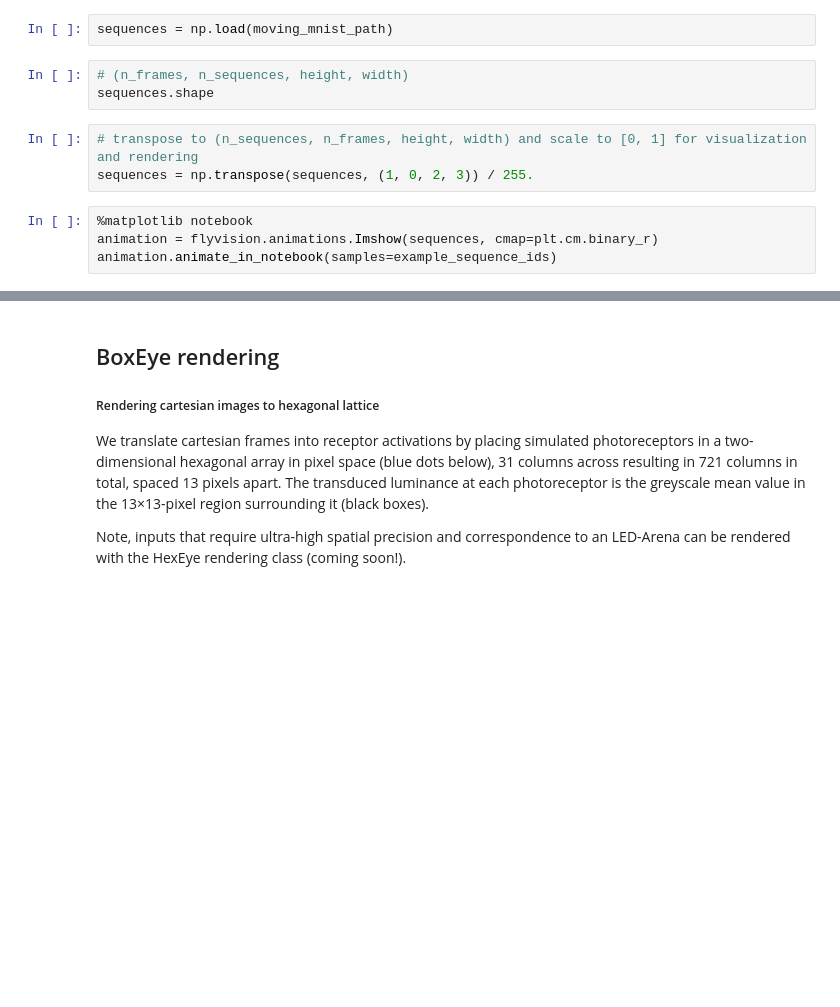
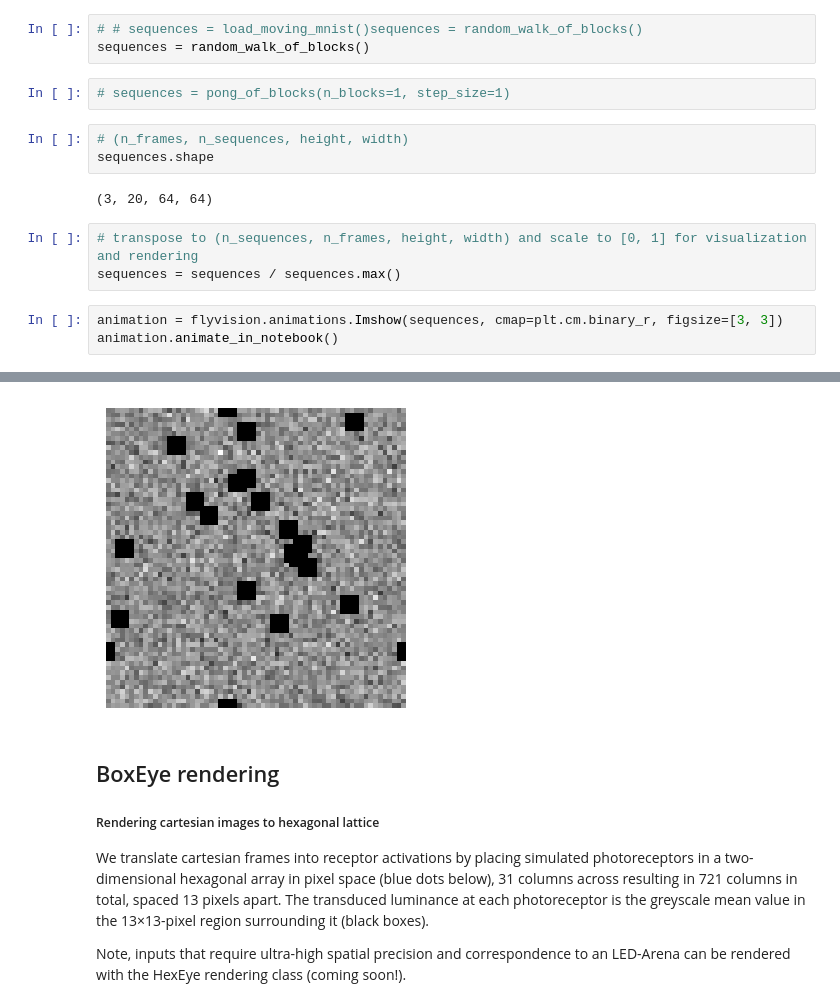
Before and after one commit to TuragaLab/flyvis, a Jupyter notebook: examples/07_flyvision_providing_custom_stimuli.ipynb, the cells around one changed output, grey strips where cells are left out. Saved outputs shown, nothing was run; the diff lists cells and outputs as text; blank space fills up the shorter version.

```diff
--- a/examples/07_flyvision_providing_custom_stimuli.ipynb
+++ b/examples/07_flyvision_providing_custom_stimuli.ipynb
@@ -31,16 +24,20 @@ if not moving_mnist_path.exists():
 # %% [output]
 The autoreload extension is already loaded. To reload it, use:
   %reload_ext autoreload
-# %%
-sequences = np.load(moving_mnist_path)
+# %%
+# # sequences = load_moving_mnist()sequences = random_walk_of_blocks()
+sequences = random_walk_of_blocks()
+# %%
+# sequences = pong_of_blocks(n_blocks=1, step_size=1)
 # %%
 # (n_frames, n_sequences, height, width)
 sequences.shape
+# %% [output]
+(3, 20, 64, 64)
 # %%
 # transpose to (n_sequences, n_frames, height, width) and scale to [0, 1] for visualization and rendering
-sequences = np.transpose(sequences, (1, 0, 2, 3)) / 255.
+sequences = sequences / sequences.max()
 # %%
-%matplotlib notebook
-animation = flyvision.animations.Imshow(sequences, cmap=plt.cm.binary_r)
-animation.animate_in_notebook(samples=example_sequence_ids)
+animation = flyvision.animations.Imshow(sequences, cmap=plt.cm.binary_r, figsize=[3, 3])
+animation.animate_in_notebook()
 # %% [output]
@@ -49,3 +44,4 @@ animation.animate_in_notebook(samples=example_sequence_ids)
+[figure, added]
 # %% [markdown]
 ## BoxEye rendering
 
```
Also changed, not shown: parts of 20 cells of this notebook, 1 other file.
